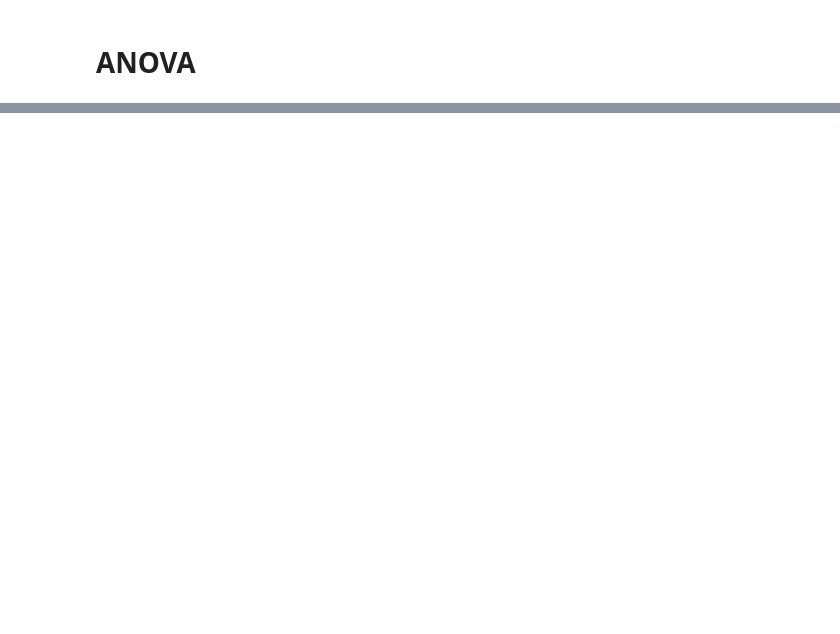
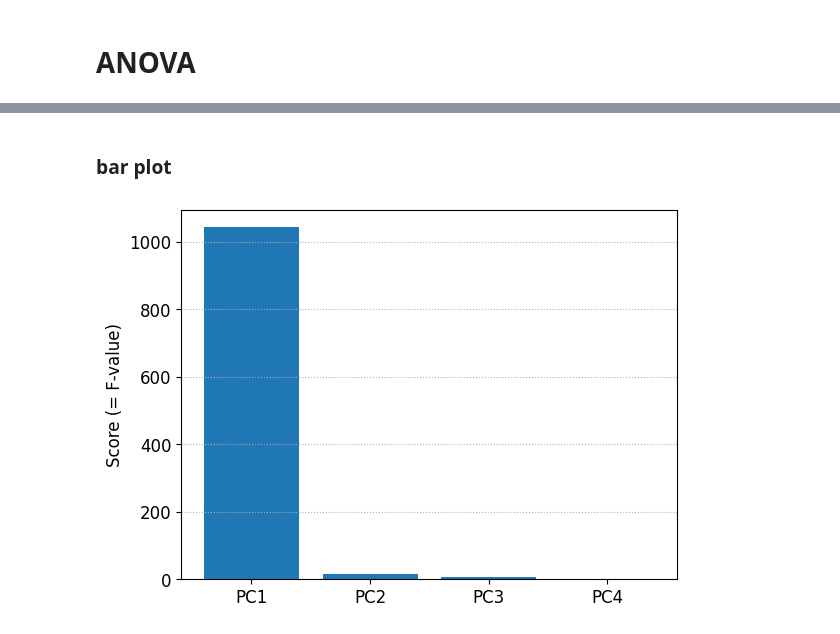
Before and after one commit to bitwalk123/MyNotebook, a Jupyter notebook: iris_PCA_py_04_Feature_Selection.ipynb, the cells around one changed output, grey strips where cells are left out. Saved outputs shown, nothing was run; the diff lists cells and outputs as text; code cells hidden in the pictures; blank space fills up the shorter version.

```diff
--- a/iris_PCA_py_04_Feature_Selection.ipynb
+++ b/iris_PCA_py_04_Feature_Selection.ipynb
@@ -76,0 +176,11 @@ PC4     1.636495  1.981874e-01
+# %% [markdown]
+### bar plot
+# %%
+fig, ax = plt.subplots()
+plt.bar(cols_pc, selector.scores_)
+ax.set_ylabel('Score (= F-value)')
+plt.grid(axis='y',linestyle='dotted')
+plt.savefig('iris_043_Feature_Selection.png')
+plt.show()
+# %% [output]
+[figure, added]
```
Also changed, not shown: parts of 14 cells of this notebook, 15 other files.
